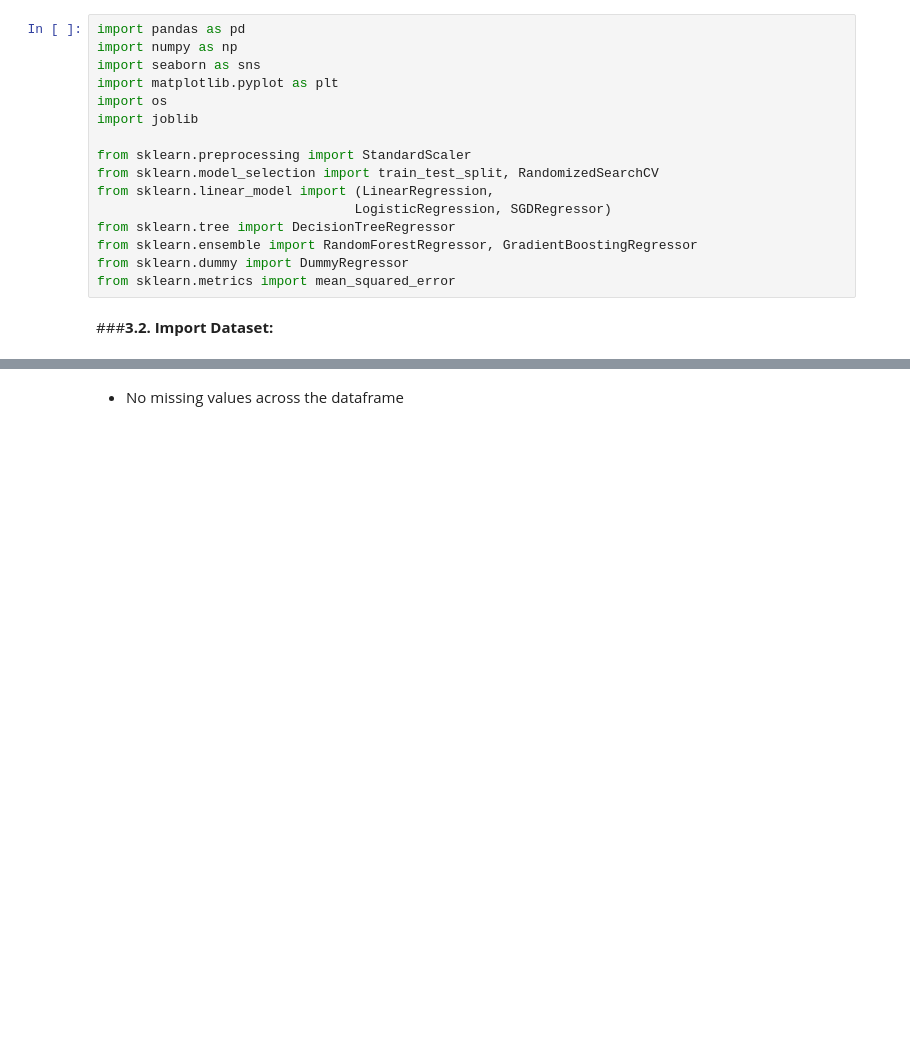
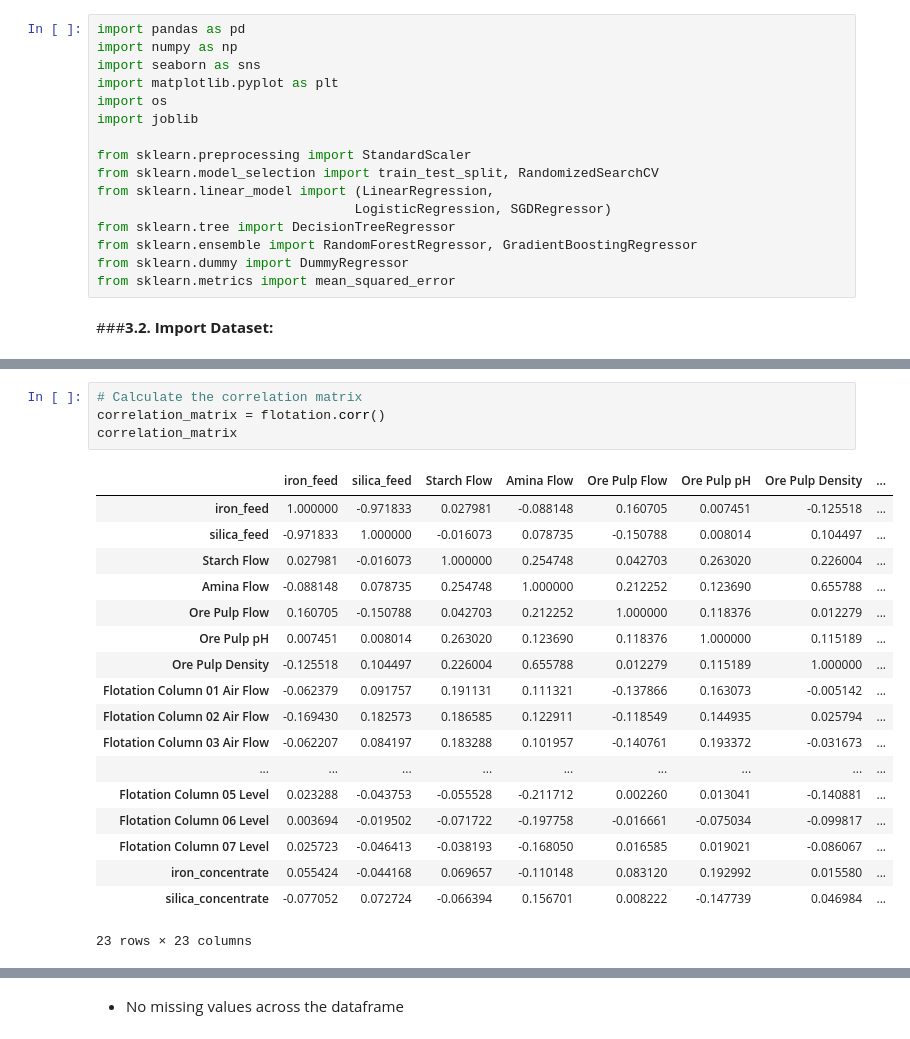
Before and after one commit to ArifAygun/Iron-Ore-Froth-Flotation-Quality-Prediction, a Jupyter notebook: AA_Iron_Ore_Froth_Flotation_Quality_Prediction.ipynb, the cells around one changed output, grey strips where cells are left out. Drawn from its saved outputs; the diff is of its cells as text; blank space fills up the shorter version.

```diff
--- a/AA_Iron_Ore_Froth_Flotation_Quality_Prediction.ipynb
+++ b/AA_Iron_Ore_Froth_Flotation_Quality_Prediction.ipynb
@@ -117 +177,24 @@ flotation = flotation.rename(columns=dict(zip(old_columns, new_columns)))
+# %%
+# Calculate the correlation matrix
+correlation_matrix = flotation.corr()
+correlation_matrix
+# %% [output]
+|  | iron_feed | silica_feed | Starch Flow | Amina Flow | Ore Pulp Flow | Ore Pulp pH | Ore Pulp Density | ... |
+| iron_feed | 1.000000 | -0.971833 | 0.027981 | -0.088148 | 0.160705 | 0.007451 | -0.125518 | ... |
+| silica_feed | -0.971833 | 1.000000 | -0.016073 | 0.078735 | -0.150788 | 0.008014 | 0.104497 | ... |
+| Starch Flow | 0.027981 | -0.016073 | 1.000000 | 0.254748 | 0.042703 | 0.263020 | 0.226004 | ... |
+| Amina Flow | -0.088148 | 0.078735 | 0.254748 | 1.000000 | 0.212252 | 0.123690 | 0.655788 | ... |
+| Ore Pulp Flow | 0.160705 | -0.150788 | 0.042703 | 0.212252 | 1.000000 | 0.118376 | 0.012279 | ... |
+| Ore Pulp pH | 0.007451 | 0.008014 | 0.263020 | 0.123690 | 0.118376 | 1.000000 | 0.115189 | ... |
+| Ore Pulp Density | -0.125518 | 0.104497 | 0.226004 | 0.655788 | 0.012279 | 0.115189 | 1.000000 | ... |
+| Flotation Column 01 Air Flow | -0.062379 | 0.091757 | 0.191131 | 0.111321 | -0.137866 | 0.163073 | -0.005142 | ... |
+| Flotation Column 02 Air Flow | -0.169430 | 0.182573 | 0.186585 | 0.122911 | -0.118549 | 0.144935 | 0.025794 | ... |
+| Flotation Column 03 Air Flow | -0.062207 | 0.084197 | 0.183288 | 0.101957 | -0.140761 | 0.193372 | -0.031673 | ... |
+| ... | ... | ... | ... | ... | ... | ... | ... | ... |
+| Flotation Column 05 Level | 0.023288 | -0.043753 | -0.055528 | -0.211712 | 0.002260 | 0.013041 | -0.140881 | ... |
+| Flotation Column 06 Level | 0.003694 | -0.019502 | -0.071722 | -0.197758 | -0.016661 | -0.075034 | -0.099817 | ... |
+| Flotation Column 07 Level | 0.025723 | -0.046413 | -0.038193 | -0.168050 | 0.016585 | 0.019021 | -0.086067 | ... |
+| iron_concentrate | 0.055424 | -0.044168 | 0.069657 | -0.110148 | 0.083120 | 0.192992 | 0.015580 | ... |
+| silica_concentrate | -0.077052 | 0.072724 | -0.066394 | 0.156701 | 0.008222 | -0.147739 | 0.046984 | ... |
+23 rows × 23 columns
 # %% [markdown]
```
Also changed, not shown: parts of 16 cells of this notebook.
